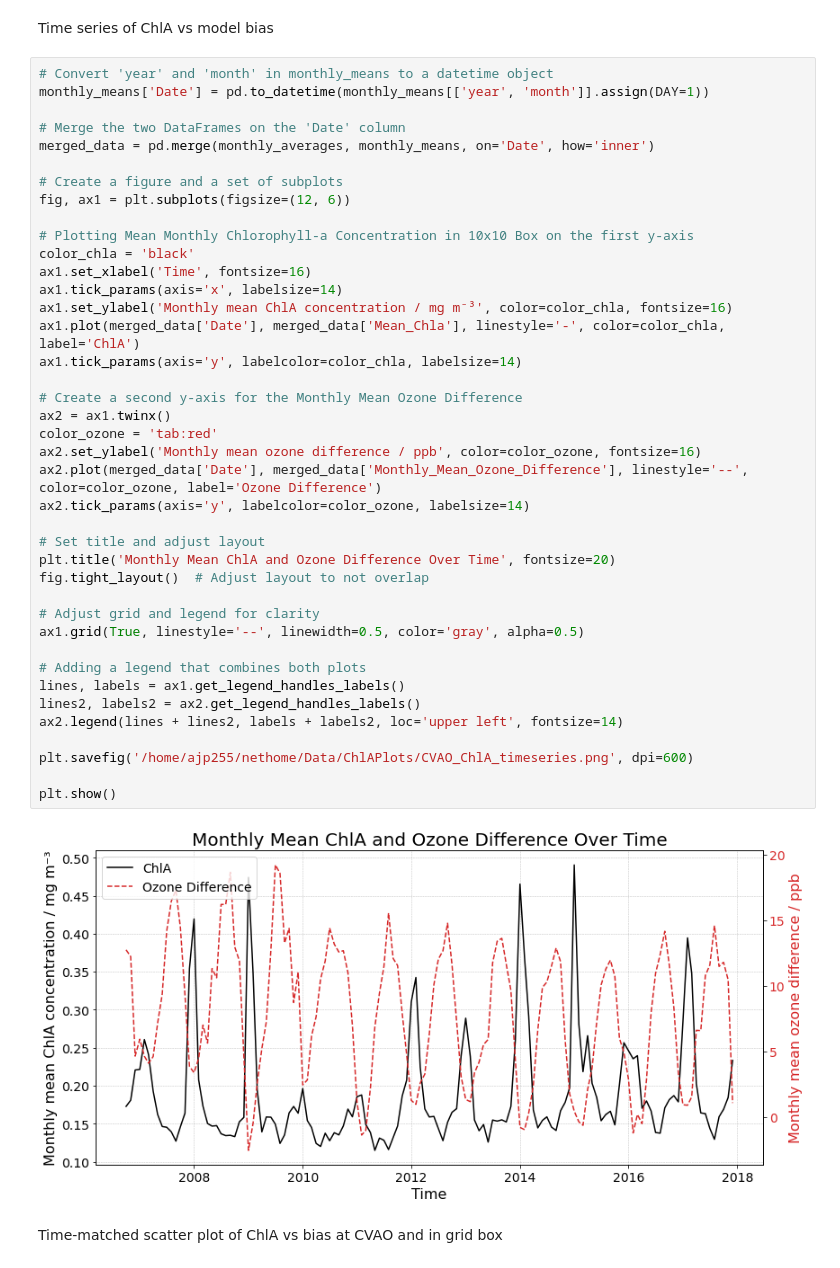
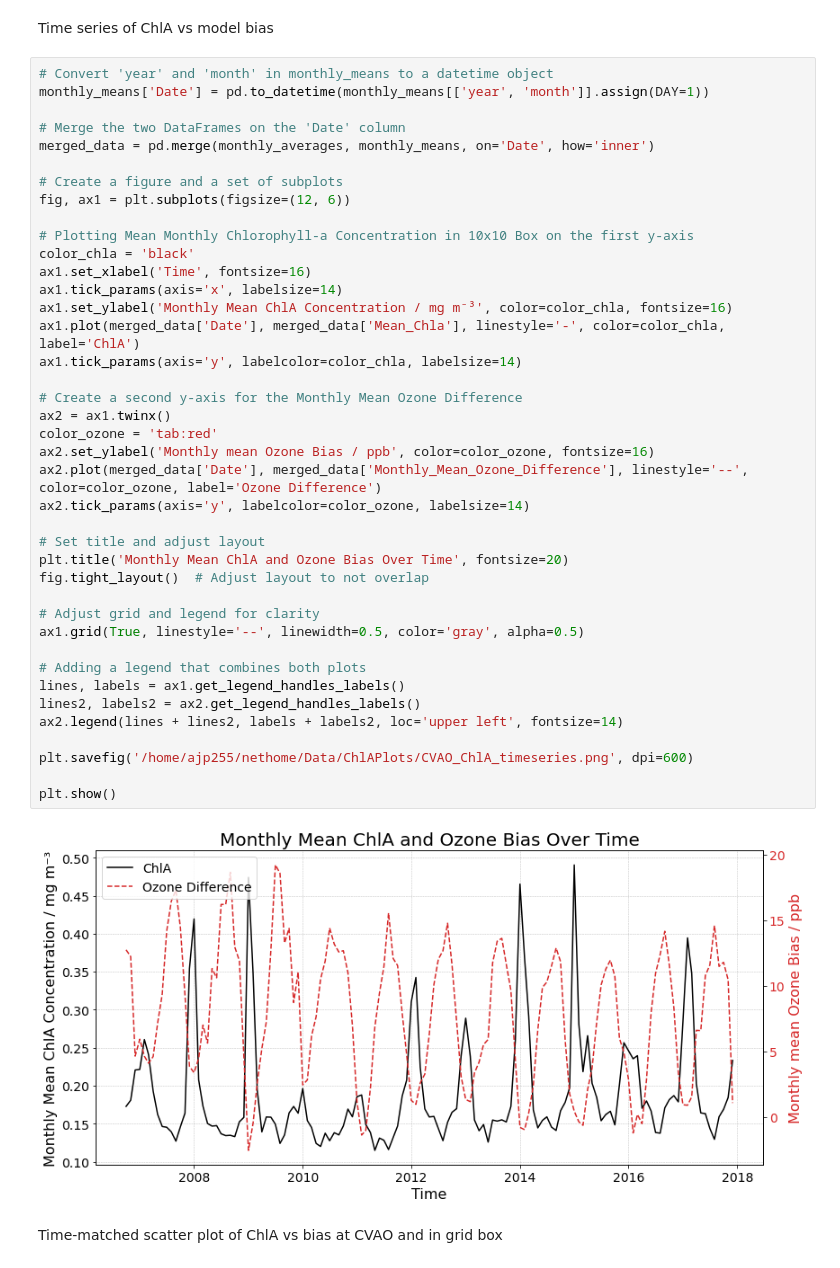
Before and after one commit to jamesperman/partiii_project, a Jupyter notebook: chlorophyll_plots.ipynb, the cells around one changed output. Drawn from its saved outputs; the diff is of its cells as text.

```diff
--- a/chlorophyll_plots.ipynb
+++ b/chlorophyll_plots.ipynb
@@ -590,37 +590,37 @@ merged_data = pd.merge(monthly_averages, monthly_means, on='Date', how='inner')
 fig, ax1 = plt.subplots(figsize=(12, 6))
 
 # Plotting Mean Monthly Chlorophyll-a Concentration in 10x10 Box on the first y-axis
 color_chla = 'black'
 ax1.set_xlabel('Time', fontsize=16)
 ax1.tick_params(axis='x', labelsize=14)
-ax1.set_ylabel('Monthly mean ChlA concentration / mg m⁻³', color=color_chla, fontsize=16)
+ax1.set_ylabel('Monthly Mean ChlA Concentration / mg m⁻³', color=color_chla, fontsize=16)
 ax1.plot(merged_data['Date'], merged_data['Mean_Chla'], linestyle='-', color=color_chla, label='ChlA')
 ax1.tick_params(axis='y', labelcolor=color_chla, labelsize=14)
 
 # Create a second y-axis for the Monthly Mean Ozone Difference
 ax2 = ax1.twinx()
 color_ozone = 'tab:red'
-ax2.set_ylabel('Monthly mean ozone difference / ppb', color=color_ozone, fontsize=16)
+ax2.set_ylabel('Monthly mean Ozone Bias / ppb', color=color_ozone, fontsize=16)
 ax2.plot(merged_data['Date'], merged_data['Monthly_Mean_Ozone_Difference'], linestyle='--', color=color_ozone, label='Ozone Difference')
 ax2.tick_params(axis='y', labelcolor=color_ozone, labelsize=14)
 
 # Set title and adjust layout
-plt.title('Monthly Mean ChlA and Ozone Difference Over Time', fontsize=20)
+plt.title('Monthly Mean ChlA and Ozone Bias Over Time', fontsize=20)
 fig.tight_layout()  # Adjust layout to not overlap
 
 # Adjust grid and legend for clarity
 ax1.grid(True, linestyle='--', linewidth=0.5, color='gray', alpha=0.5)
 
 # Adding a legend that combines both plots
 lines, labels = ax1.get_legend_handles_labels()
 lines2, labels2 = ax2.get_legend_handles_labels()
 ax2.legend(lines + lines2, labels + labels2, loc='upper left', fontsize=14)
 
 plt.savefig('/home/ajp255/nethome/Data/ChlAPlots/CVAO_ChlA_timeseries.png', dpi=600)
 
 plt.show()
 # %% [output]
-[figure, old version]
+[figure, new version]
 # %% [markdown]
 Time-matched scatter plot of ChlA vs bias at CVAO and in grid box
 # %%
```
Also changed, not shown: 2 other files.
